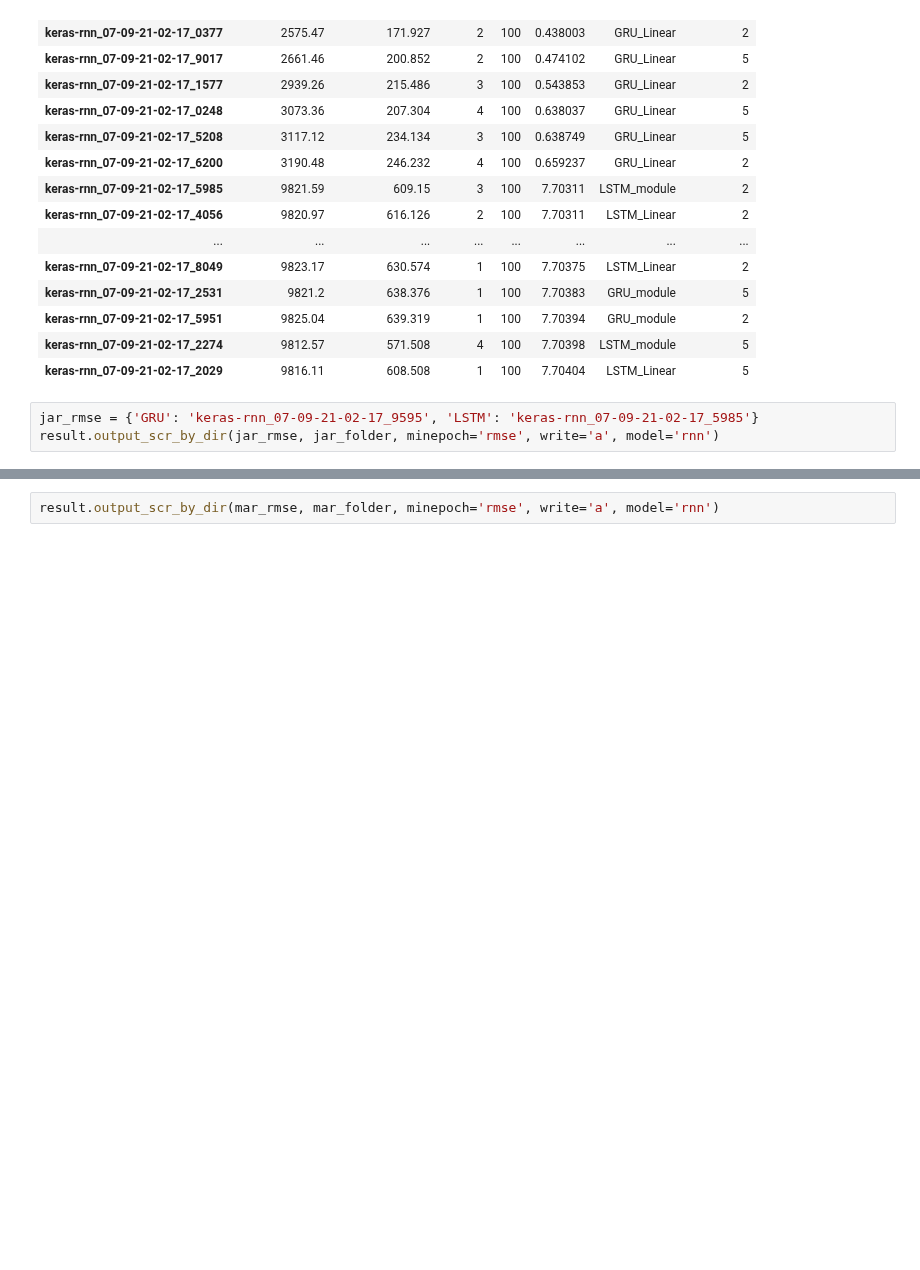
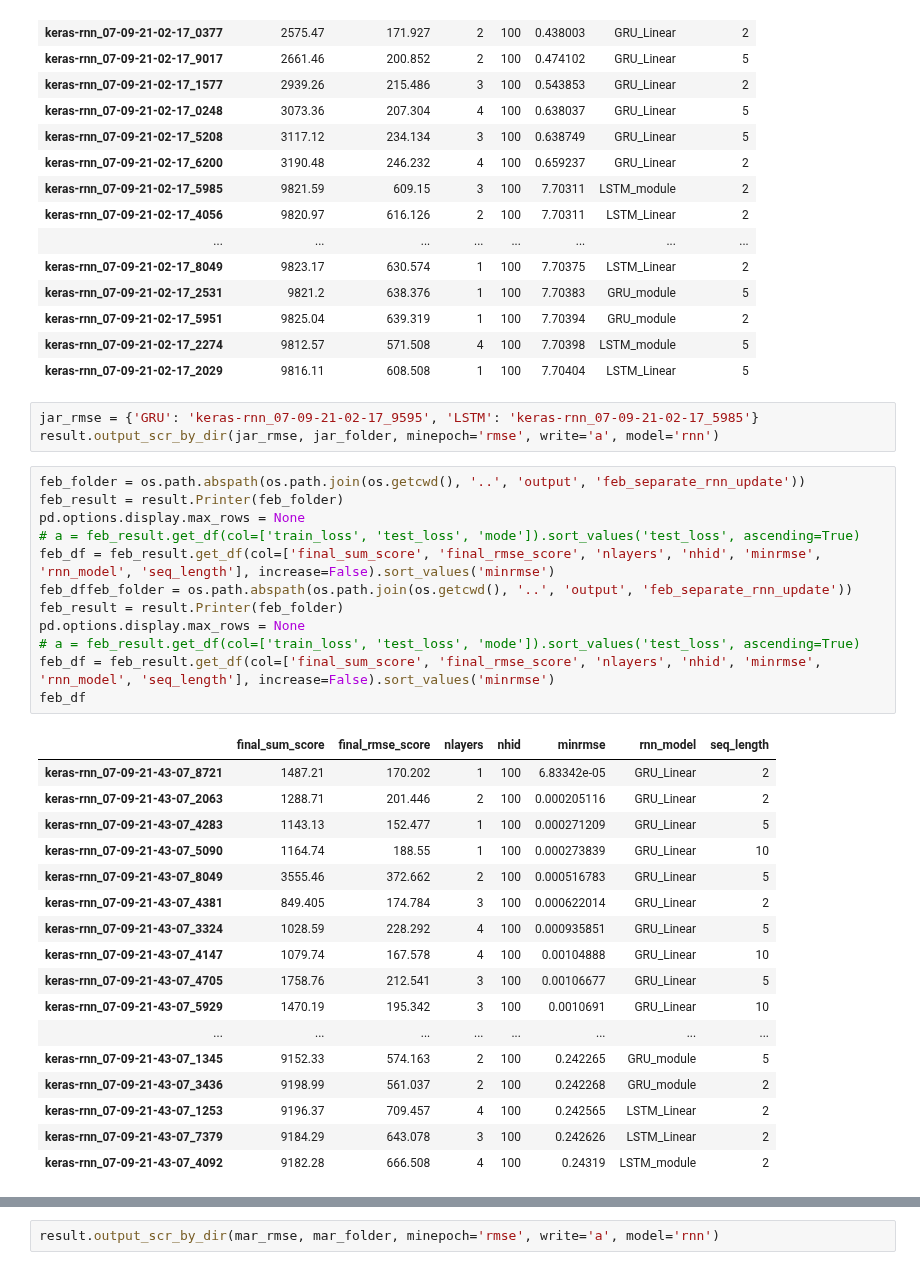
Before and after one commit to wtding1998/RNN_nCov, a Jupyter notebook: ncov_pred3.ipynb, the cells around one changed output, grey strips where cells are left out. Saved outputs shown, nothing was run; the diff lists cells and outputs as text; blank space fills up the shorter version.

```diff
--- a/ncov_pred3.ipynb
+++ b/ncov_pred3.ipynb
@@ -260,3 +268,33 @@ jar_df
 # %%
 jar_rmse = {'GRU': 'keras-rnn_07-09-21-02-17_9595', 'LSTM': 'keras-rnn_07-09-21-02-17_5985'}
 result.output_scr_by_dir(jar_rmse, jar_folder, minepoch='rmse', write='a', model='rnn')
+# %%
+feb_folder = os.path.abspath(os.path.join(os.getcwd(), '..', 'output', 'feb_separate_rnn_update'))
+feb_result = result.Printer(feb_folder)
+pd.options.display.max_rows = None
+# a = feb_result.get_df(col=['train_loss', 'test_loss', 'mode']).sort_values('test_loss', ascending=True)
+feb_df = feb_result.get_df(col=['final_sum_score', 'final_rmse_score', 'nlayers', 'nhid', 'minrmse', 'rnn_model', 'seq_length'], increase=False).sort_values('minrmse')
+feb_dffeb_folder = os.path.abspath(os.path.join(os.getcwd(), '..', 'output', 'feb_separate_rnn_update'))
+feb_result = result.Printer(feb_folder)
+pd.options.display.max_rows = None
+# a = feb_result.get_df(col=['train_loss', 'test_loss', 'mode']).sort_values('test_loss', ascending=True)
+feb_df = feb_result.get_df(col=['final_sum_score', 'final_rmse_score', 'nlayers', 'nhid', 'minrmse', 'rnn_model', 'seq_length'], increase=False).sort_values('minrmse')
+feb_df
+# %% [output]
+|  | final_sum_score | final_rmse_score | nlayers | nhid | minrmse | rnn_model | seq_length |
+| keras-rnn_07-09-21-43-07_8721 | 1487.21 | 170.202 | 1 | 100 | 6.83342e-05 | GRU_Linear | 2 |
+| keras-rnn_07-09-21-43-07_2063 | 1288.71 | 201.446 | 2 | 100 | 0.000205116 | GRU_Linear | 2 |
+| keras-rnn_07-09-21-43-07_4283 | 1143.13 | 152.477 | 1 | 100 | 0.000271209 | GRU_Linear | 5 |
+| keras-rnn_07-09-21-43-07_5090 | 1164.74 | 188.55 | 1 | 100 | 0.000273839 | GRU_Linear | 10 |
+| keras-rnn_07-09-21-43-07_8049 | 3555.46 | 372.662 | 2 | 100 | 0.000516783 | GRU_Linear | 5 |
+| keras-rnn_07-09-21-43-07_4381 | 849.405 | 174.784 | 3 | 100 | 0.000622014 | GRU_Linear | 2 |
+| keras-rnn_07-09-21-43-07_3324 | 1028.59 | 228.292 | 4 | 100 | 0.000935851 | GRU_Linear | 5 |
+| keras-rnn_07-09-21-43-07_4147 | 1079.74 | 167.578 | 4 | 100 | 0.00104888 | GRU_Linear | 10 |
+| keras-rnn_07-09-21-43-07_4705 | 1758.76 | 212.541 | 3 | 100 | 0.00106677 | GRU_Linear | 5 |
+| keras-rnn_07-09-21-43-07_5929 | 1470.19 | 195.342 | 3 | 100 | 0.0010691 | GRU_Linear | 10 |
+| ... | ... | ... | ... | ... | ... | ... | ... |
+| keras-rnn_07-09-21-43-07_1345 | 9152.33 | 574.163 | 2 | 100 | 0.242265 | GRU_module | 5 |
+| keras-rnn_07-09-21-43-07_3436 | 9198.99 | 561.037 | 2 | 100 | 0.242268 | GRU_module | 2 |
+| keras-rnn_07-09-21-43-07_1253 | 9196.37 | 709.457 | 4 | 100 | 0.242565 | LSTM_Linear | 2 |
+| keras-rnn_07-09-21-43-07_7379 | 9184.29 | 643.078 | 3 | 100 | 0.242626 | LSTM_Linear | 2 |
+| keras-rnn_07-09-21-43-07_4092 | 9182.28 | 666.508 | 4 | 100 | 0.24319 | LSTM_module | 2 |
```
Also changed, not shown: parts of 16 cells of this notebook, 2 other files.
